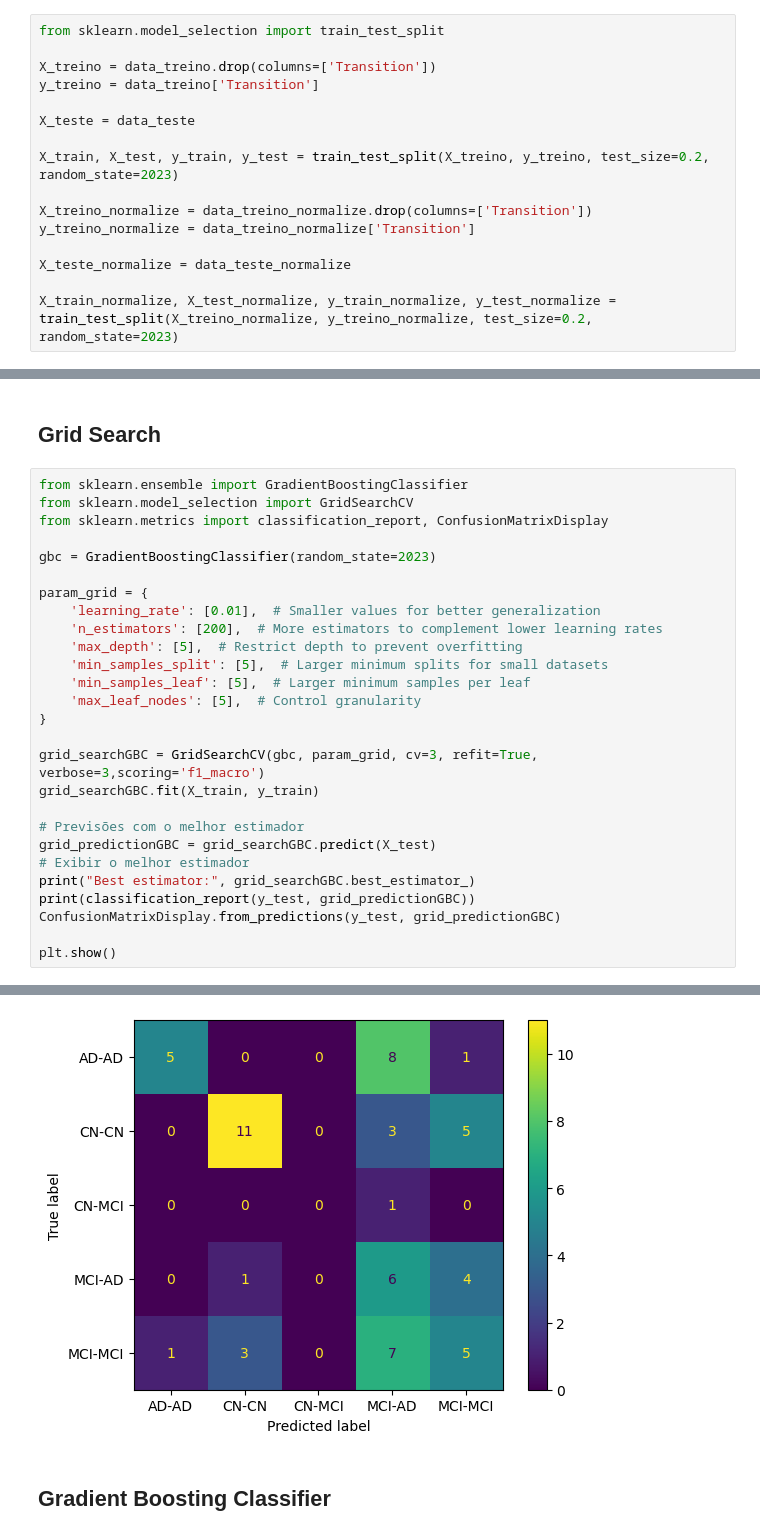
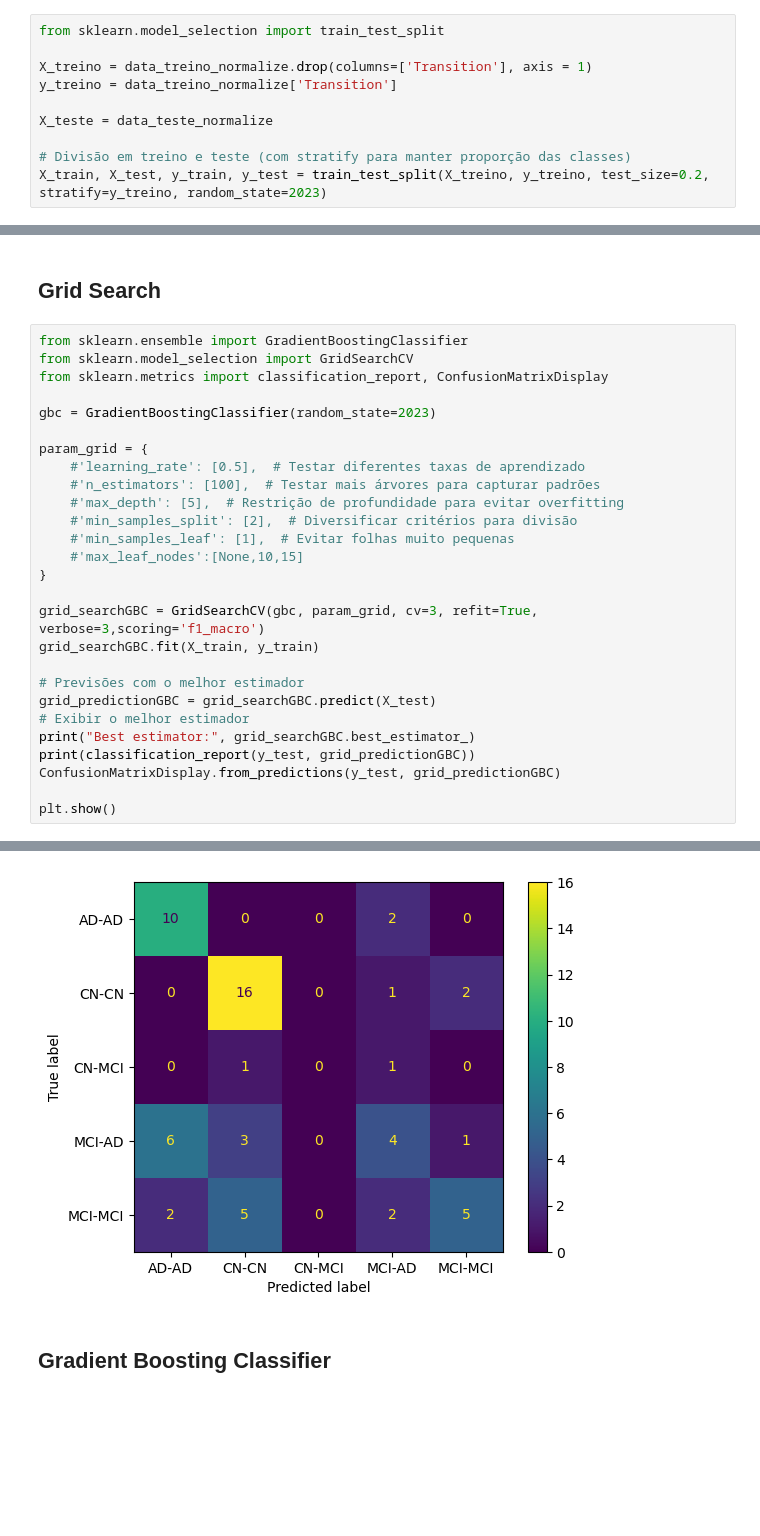
Before and after one commit to Pedrosilva03/daa-projeto, a Jupyter notebook: task2/hippo_gradient_boosting.ipynb, the cells around one changed output, grey strips where cells are left out. Drawn from its saved outputs; the diff is of its cells as text; blank space fills up the shorter version.

```diff
--- a/task2/hippo_gradient_boosting.ipynb
+++ b/task2/hippo_gradient_boosting.ipynb
@@ -121,19 +121,13 @@ memory usage: 746.2 KB
 # %%
 from sklearn.model_selection import train_test_split
 
-X_treino = data_treino.drop(columns=['Transition'])
-y_treino = data_treino['Transition']
+X_treino = data_treino_normalize.drop(columns=['Transition'], axis = 1)
+y_treino = data_treino_normalize['Transition']
 
-X_teste = data_teste
+X_teste = data_teste_normalize
 
-X_train, X_test, y_train, y_test = train_test_split(X_treino, y_treino, test_size=0.2, random_state=2023)
-
-X_treino_normalize = data_treino_normalize.drop(columns=['Transition'])
-y_treino_normalize = data_treino_normalize['Transition']
-
-X_teste_normalize = data_teste_normalize
-
-X_train_normalize, X_test_normalize, y_train_normalize, y_test_normalize = train_test_split(X_treino_normalize, y_treino_normalize, test_size=0.2, random_state=2023)
+# Divisão em treino e teste (com stratify para manter proporção das classes)
+X_train, X_test, y_train, y_test = train_test_split(X_treino, y_treino, test_size=0.2, stratify=y_treino, random_state=2023)
 # %% [markdown]
 ## Feature Selection
 # %%
@@ -240,12 +229,12 @@ from sklearn.metrics import classification_report, ConfusionMatrixDisplay
 gbc = GradientBoostingClassifier(random_state=2023)
 
 param_grid = {
-    'learning_rate': [0.01],  # Smaller values for better generalization
-    'n_estimators': [200],  # More estimators to complement lower learning rates
-    'max_depth': [5],  # Restrict depth to prevent overfitting
-    'min_samples_split': [5],  # Larger minimum splits for small datasets
-    'min_samples_leaf': [5],  # Larger minimum samples per leaf
-    'max_leaf_nodes': [5],  # Control granularity
+    #'learning_rate': [0.5],  # Testar diferentes taxas de aprendizado
+    #'n_estimators': [100],  # Testar mais árvores para capturar padrões
+    #'max_depth': [5],  # Restrição de profundidade para evitar overfitting
+    #'min_samples_split': [2],  # Diversificar critérios para divisão
+    #'min_samples_leaf': [1],  # Evitar folhas muito pequenas
+    #'max_leaf_nodes':[None,10,15]
 }
 
 grid_searchGBC = GridSearchCV(gbc, param_grid, cv=3, refit=True, verbose=3,scoring='f1_macro')
@@ -281,4 +268,4 @@ weighted avg       0.55      0.44      0.46        61
-[figure, old version]
+[figure, new version]
 # %% [markdown]
 ## Gradient Boosting Classifier
 # %%
```
Also changed, not shown: parts of 4 cells of this notebook, 3 other files.
